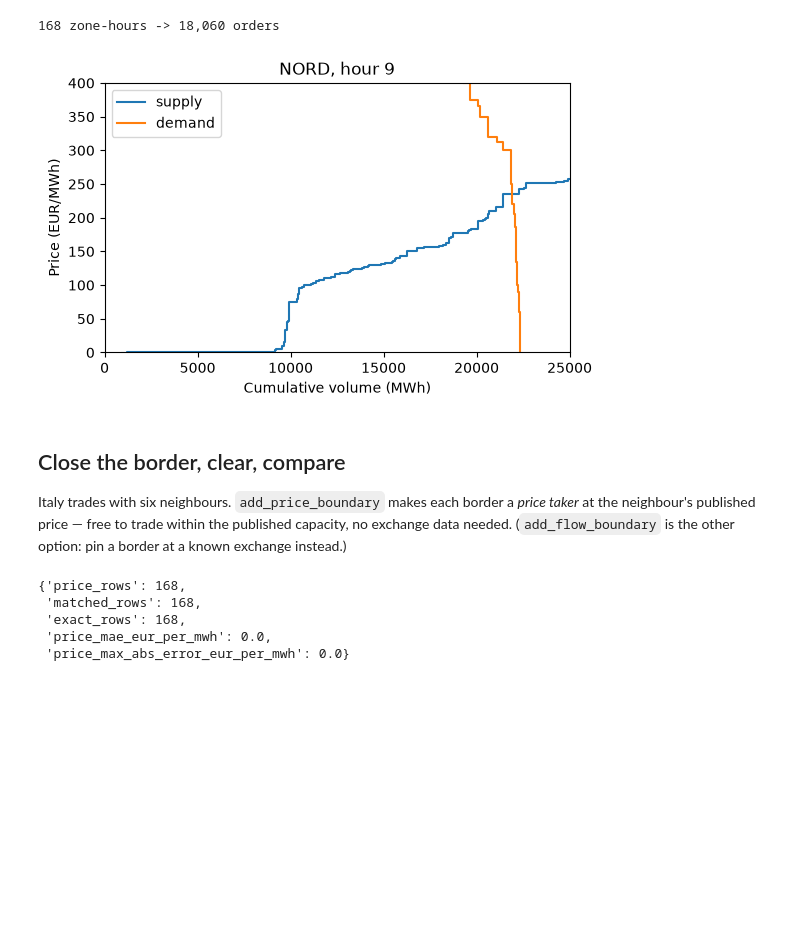
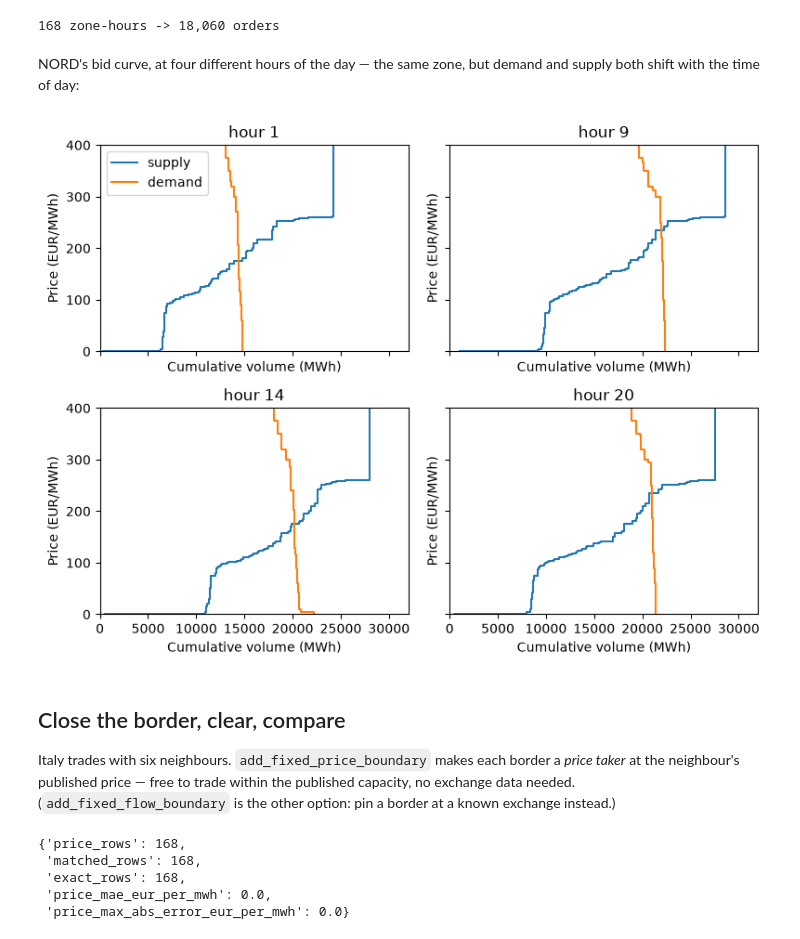
Before and after one commit to rebase-energy/OpenEUPHEMIA, a Jupyter notebook: examples/italy_april_2025.ipynb, the cells around one changed output. Drawn from its saved outputs; the diff is of its cells as text; code cells hidden in the pictures; blank space fills up the shorter version.

```diff
--- a/examples/italy_april_2025.ipynb
+++ b/examples/italy_april_2025.ipynb
@@ -86,24 +84,30 @@ for row in rows_for_day(internal_capacities, DAY).itertuples():
 print(f"{len(curves)} zone-hours -> {len(market.orders):,} orders")
 # %% [output]
 168 zone-hours -> 18,060 orders
+# %% [markdown]
+NORD's bid curve, at four different hours of the day — the same zone,
+but demand and supply both shift with the time of day:
 # %%
 import matplotlib.pyplot as plt
 
-fig, ax = plt.subplots(figsize=(6, 3.5))
-curves[(9, "NORD")]["supply"].plot(ax=ax, label="supply")
-curves[(9, "NORD")]["demand"].plot(ax=ax, label="demand")
-ax.set_xlim(0, 25_000); ax.set_ylim(0, 400)
-ax.set_title("NORD, hour 9"); ax.legend()
+fig, axes = plt.subplots(2, 2, figsize=(8, 6), sharex=True, sharey=True)
+for hour, ax in zip([1, 9, 14, 20], axes.flat):
+    curves[(hour, "NORD")]["supply"].plot(ax=ax, label="supply")
+    curves[(hour, "NORD")]["demand"].plot(ax=ax, label="demand")
+    ax.set_title(f"hour {hour}")
+axes[0, 0].set_xlim(0, 32_000); axes[0, 0].set_ylim(0, 400)
+axes[0, 0].legend()
+fig.tight_layout()
 plt.show()
 # %% [output]
-[figure, old version]
+[figure, new version]
 # %% [markdown]
 ## Close the border, clear, compare
 
-Italy trades with six neighbours. `add_price_boundary` makes each border
-a *price taker* at the neighbour's published price — free to trade within
-the published capacity, no exchange data needed. (`add_flow_boundary` is
-the other option: pin a border at a known exchange instead.)
+Italy trades with six neighbours. `add_fixed_price_boundary` makes each
+border a *price taker* at the neighbour's published price — free to trade
+within the published capacity, no exchange data needed. (`add_fixed_flow_boundary`
+is the other option: pin a border at a known exchange instead.)
 # %%
 from openeuphemia.areas.italy import compare_prices, summarize_price_comparison
 from openeuphemia.areas.italy.replication import (
```
Also changed, not shown: parts of 13 cells of this notebook, 4 other files.
